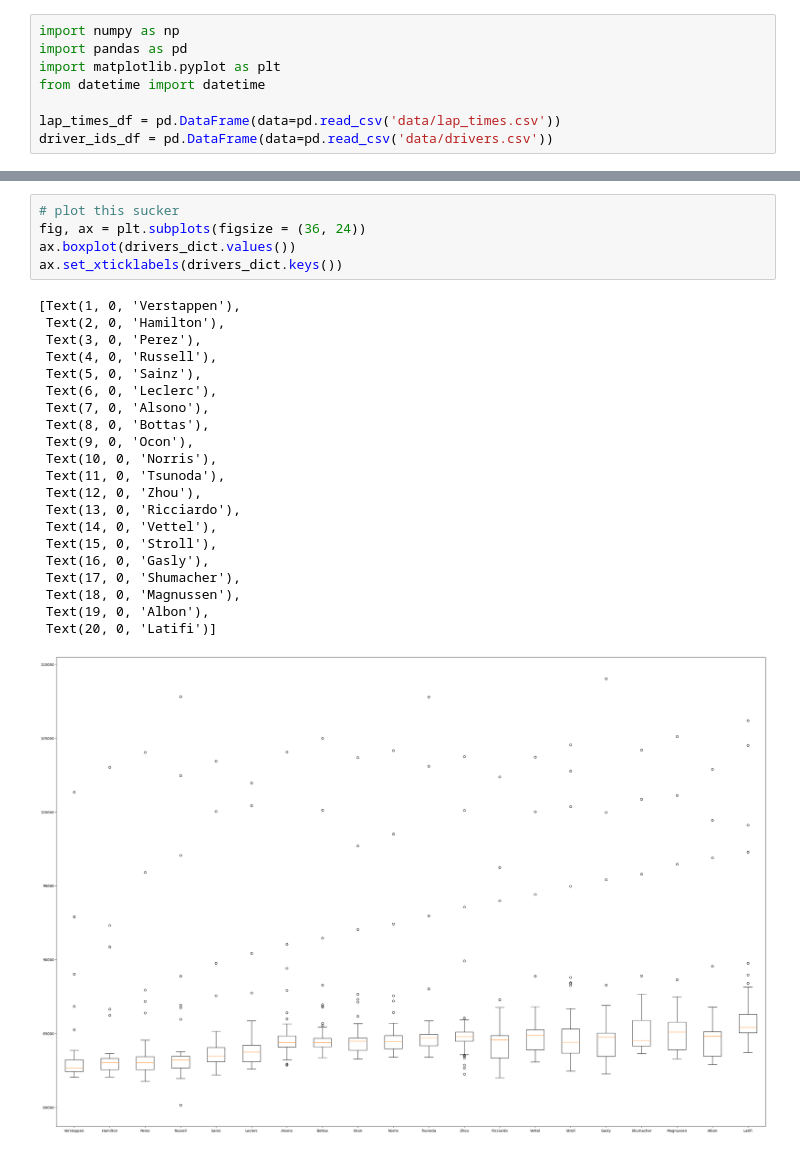
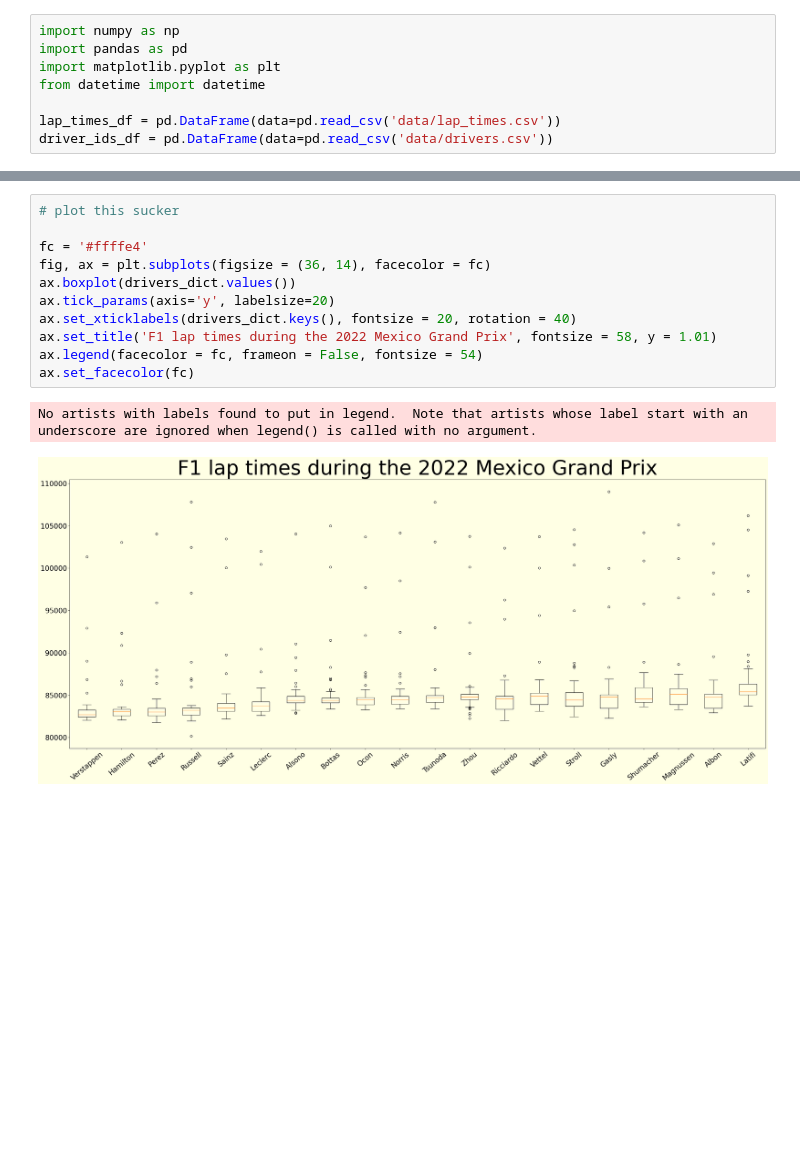
Before and after one commit to StephenBurke/f1_analysis, a Jupyter notebook: main.ipynb, the cells around one changed output, grey strips where cells are left out. Cells and saved outputs as stored; diff of their text form; blank space fills up the shorter version.

Commit message:
Added details to plot

```diff
--- a/main.ipynb
+++ b/main.ipynb
@@ -99,27 +79,14 @@ Name: surname, dtype: object}
 # %%
 # plot this sucker
-fig, ax = plt.subplots(figsize = (36, 24))
+
+fc = '#ffffe4'
+fig, ax = plt.subplots(figsize = (36, 14), facecolor = fc)
 ax.boxplot(drivers_dict.values())
-ax.set_xticklabels(drivers_dict.keys())
+ax.tick_params(axis='y', labelsize=20)
+ax.set_xticklabels(drivers_dict.keys(), fontsize = 20, rotation = 40)
+ax.set_title('F1 lap times during the 2022 Mexico Grand Prix', fontsize = 58, y = 1.01)
+ax.legend(facecolor = fc, frameon = False, fontsize = 54)
+ax.set_facecolor(fc)
 # %% [output]
-[Text(1, 0, 'Verstappen'),
- Text(2, 0, 'Hamilton'),
- Text(3, 0, 'Perez'),
- Text(4, 0, 'Russell'),
- Text(5, 0, 'Sainz'),
- Text(6, 0, 'Leclerc'),
- Text(7, 0, 'Alsono'),
- Text(8, 0, 'Bottas'),
- Text(9, 0, 'Ocon'),
- Text(10, 0, 'Norris'),
- Text(11, 0, 'Tsunoda'),
- Text(12, 0, 'Zhou'),
- Text(13, 0, 'Ricciardo'),
- Text(14, 0, 'Vettel'),
- Text(15, 0, 'Stroll'),
- Text(16, 0, 'Gasly'),
- Text(17, 0, 'Shumacher'),
- Text(18, 0, 'Magnussen'),
- Text(19, 0, 'Albon'),
- Text(20, 0, 'Latifi')]
+No artists with labels found to put in legend.  Note that artists whose label start with an underscore are ignored when legend() is called with no argument.
-[figure, old version]
+[figure, new version]
```
Also changed, not shown: parts of 2 cells of this notebook.
